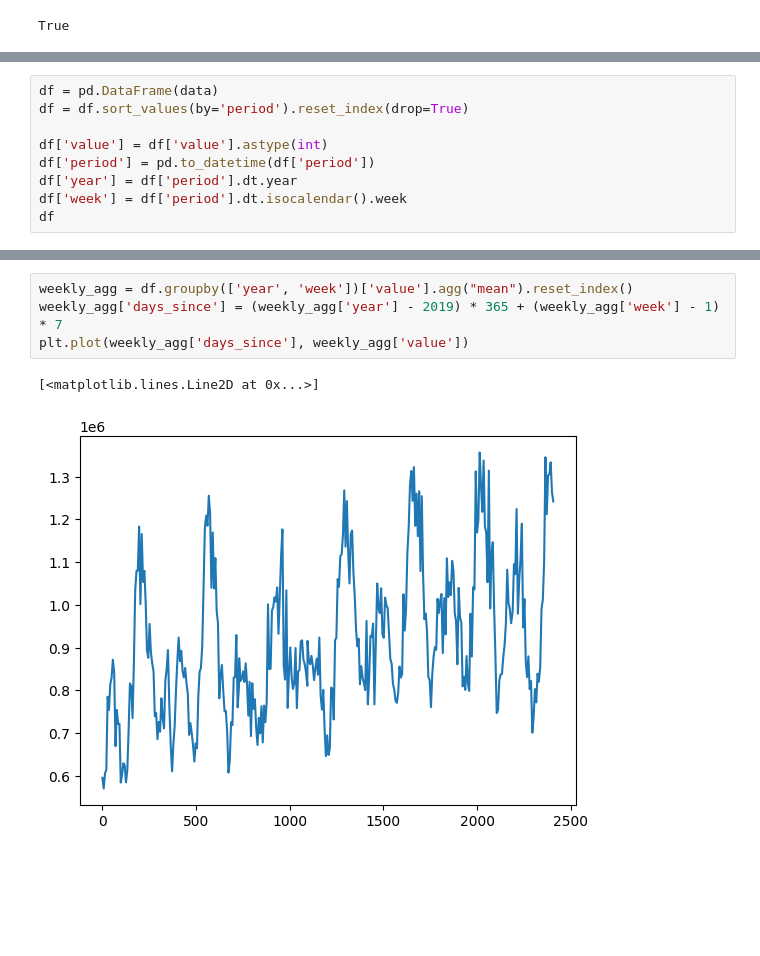
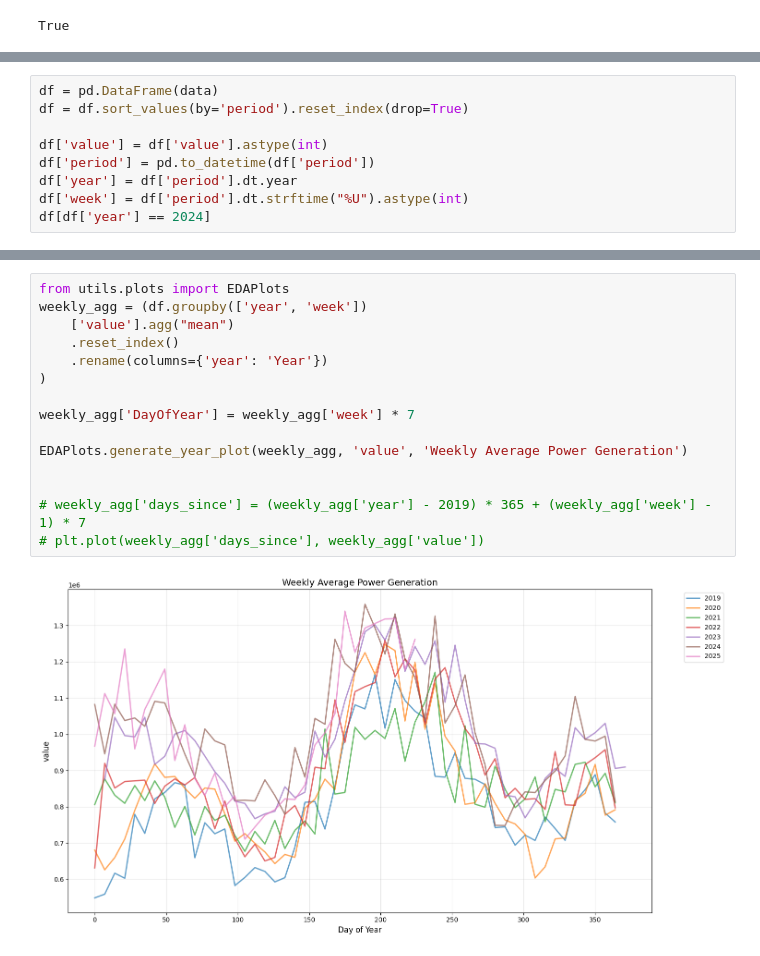
Before and after one commit to JCalago02/Nat-Gas-Model, a Jupyter notebook: notebooks/power_gen.ipynb, the cells around one changed output, grey strips where cells are left out. Cells and saved outputs as stored; diff of their text form; blank space fills up the shorter version.

Commit message:
Switch to strftime week formatting + NOAA data pull POC

```diff
--- a/notebooks/power_gen.ipynb
+++ b/notebooks/power_gen.ipynb
@@ -27,7 +27,7 @@ df = df.sort_values(by='period').reset_index(drop=True)
 df['value'] = df['value'].astype(int)
 df['period'] = pd.to_datetime(df['period'])
 df['year'] = df['period'].dt.year
-df['week'] = df['period'].dt.isocalendar().week
-df
+df['week'] = df['period'].dt.strftime("%U").astype(int)
+df[df['year'] == 2024]
 # %% [output]
 |  | period | respondent | respondent-name | fueltype | type-name | timezone | timezone-description | value | ... |
@@ -46,7 +46,17 @@ df
 # %%
-weekly_agg = df.groupby(['year', 'week'])['value'].agg("mean").reset_index()
-weekly_agg['days_since'] = (weekly_agg['year'] - 2019) * 365 + (weekly_agg['week'] - 1) * 7
-plt.plot(weekly_agg['days_since'], weekly_agg['value'])
+from utils.plots import EDAPlots
+weekly_agg = (df.groupby(['year', 'week'])
+    ['value'].agg("mean")
+    .reset_index()
+    .rename(columns={'year': 'Year'})
+)
+
+weekly_agg['DayOfYear'] = weekly_agg['week'] * 7
+
+EDAPlots.generate_year_plot(weekly_agg, 'value', 'Weekly Average Power Generation')
+
+
+# weekly_agg['days_since'] = (weekly_agg['year'] - 2019) * 365 + (weekly_agg['week'] - 1) * 7
+# plt.plot(weekly_agg['days_since'], weekly_agg['value'])
 # %% [output]
-[<matplotlib.lines.Line2D at 0x...>]
-[figure, old version]
+[figure, new version]
```
Also changed, not shown: parts of 2 cells of this notebook, 2 other files.
